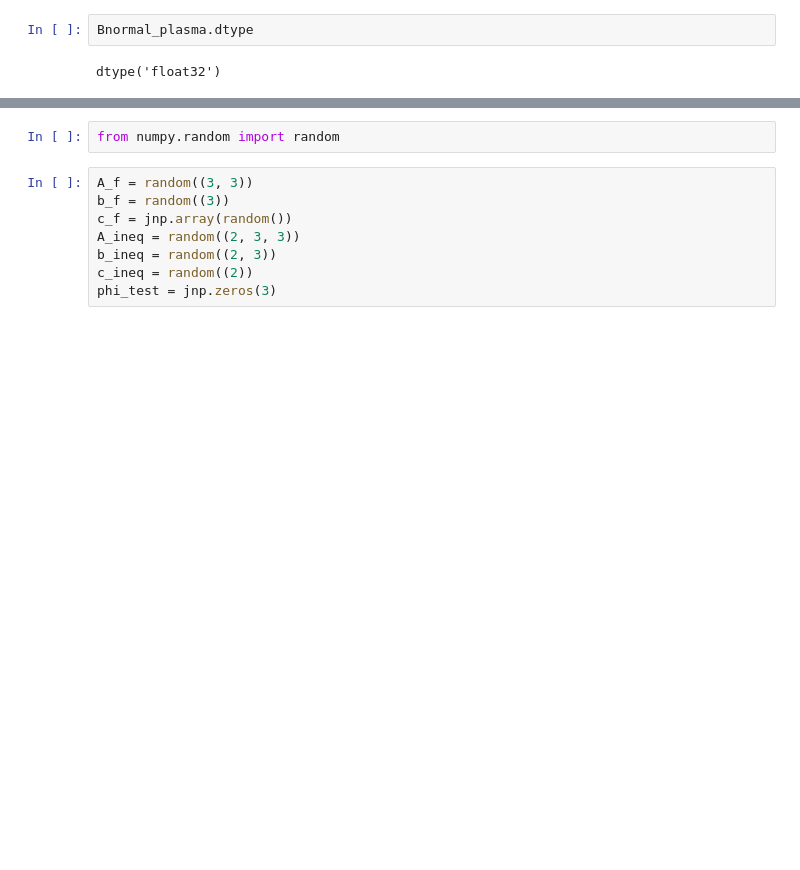
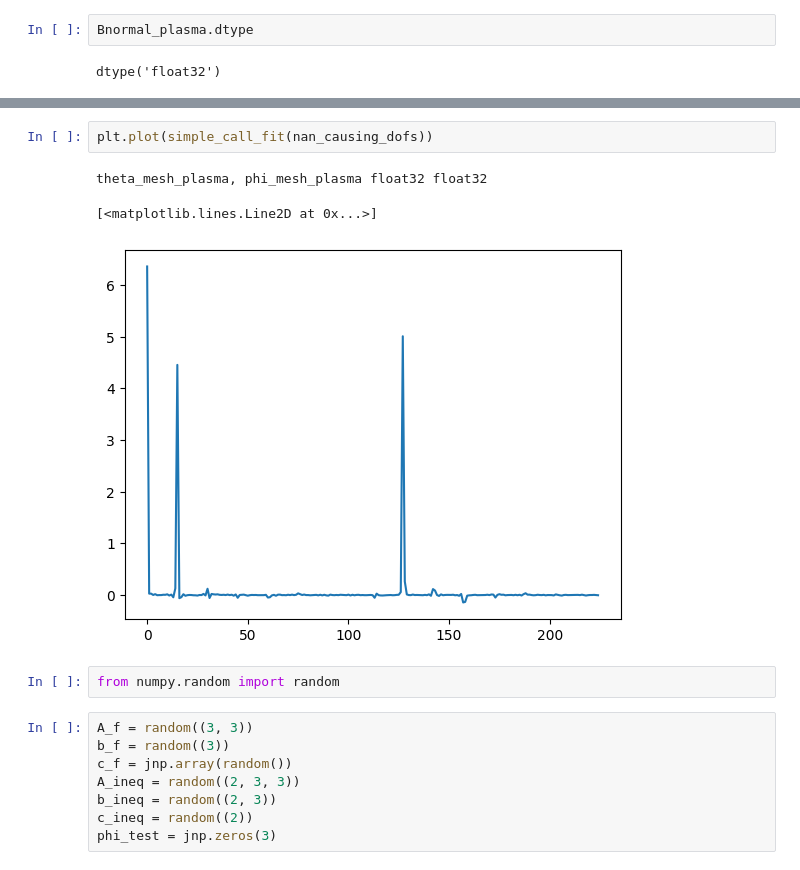
Before and after one commit to lankef/quadcoil_proto, a Jupyter notebook: example/quadcoil_single_stage_optimize.ipynb, the cells around one changed output, grey strips where cells are left out. Saved outputs shown, nothing was run; the diff lists cells and outputs as text; blank space fills up the shorter version.

```diff
--- a/example/quadcoil_single_stage_optimize.ipynb
+++ b/example/quadcoil_single_stage_optimize.ipynb
@@ -804,3 +899,9 @@ Error:
+# %%
+plt.plot(simple_call_fit(nan_causing_dofs))
+# %% [output]
+theta_mesh_plasma, phi_mesh_plasma float32 float32
+[<matplotlib.lines.Line2D at 0x...>]
+[figure, added]
 # %%
 from numpy.random import random
 # %%
```
Also changed, not shown: parts of 14 cells of this notebook.
